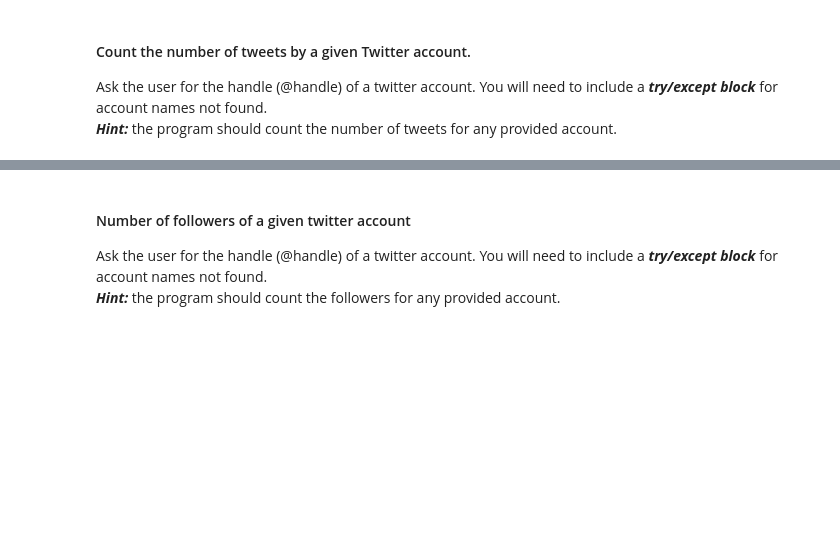
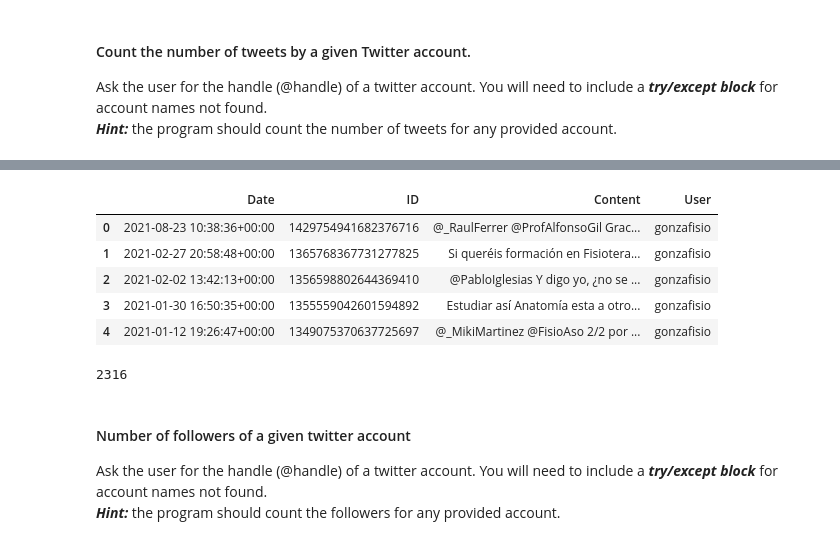
Before and after one commit to GNavarro-DA/dataptmad1121_labs, a Jupyter notebook: extra-work/m1/lab-web-scraping/your-code/main.ipynb, the cells around one changed output, grey strips where cells are left out. Drawn from its saved outputs; the diff is of its cells as text; code cells hidden in the pictures; blank space fills up the shorter version.

```diff
--- a/extra-work/m1/lab-web-scraping/your-code/main.ipynb
+++ b/extra-work/m1/lab-web-scraping/your-code/main.ipynb
@@ -510,3 +459,17 @@ soup8
+# %%
+tweets_df = pd.DataFrame(tweets_list, columns = ['Date','ID','Content','User'])
+tweets_df.head()
+# %% [output]
+|  | Date | ID | Content | User |
+| 0 | 2021-08-23 10:38:36+00:00 | 1429754941682376716 | @_RaulFerrer @ProfAlfonsoGil Grac... | gonzafisio |
+| 1 | 2021-02-27 20:58:48+00:00 | 1365768367731277825 | Si queréis formación en Fisiotera... | gonzafisio |
+| 2 | 2021-02-02 13:42:13+00:00 | 1356598802644369410 | @PabloIglesias Y digo yo, ¿no se ... | gonzafisio |
+| 3 | 2021-01-30 16:50:35+00:00 | 1355559042601594892 | Estudiar así Anatomía esta a otro... | gonzafisio |
+| 4 | 2021-01-12 19:26:47+00:00 | 1349075370637725697 | @_MikiMartinez @FisioAso 2/2 por ... | gonzafisio |
+# %%
+len(tweets_df)
+# %% [output]
+2316
 # %% [markdown]
 #### Number of followers of a given twitter account
 Ask the user for the handle (@handle) of a twitter account. You will need to include a ***try/except block*** for account names not found.
```
Also changed, not shown: parts of 31 cells of this notebook.
